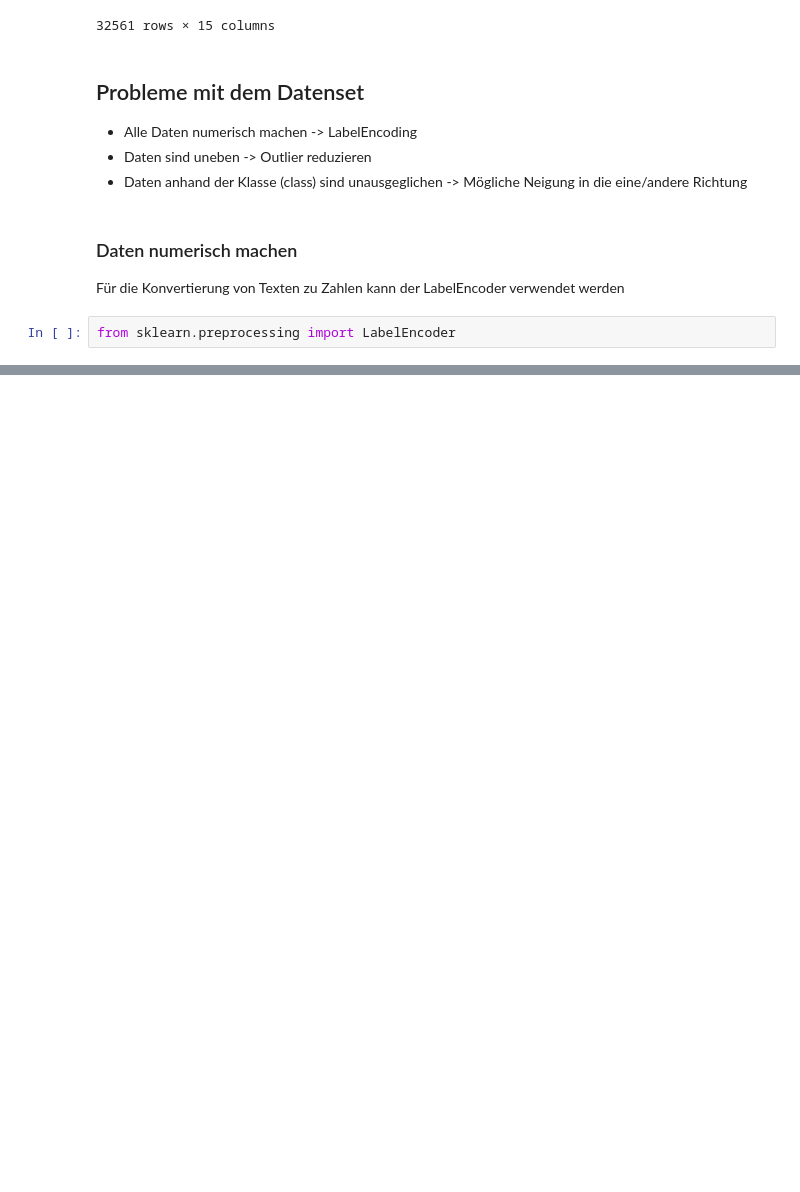
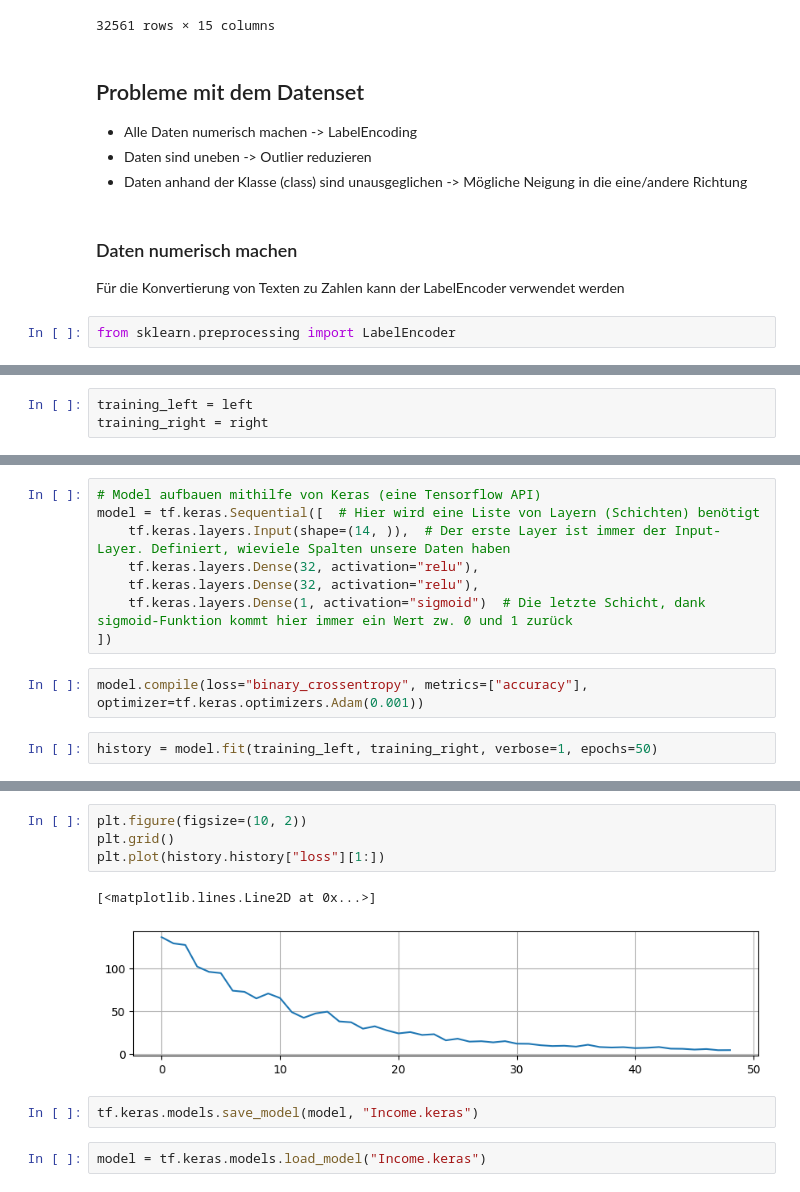
Before and after one commit to ppedvAG/Python-MachineLearningundVisualisierung-243656, a Jupyter notebook: M006.ipynb, the cells around one changed output, grey strips where cells are left out. Cells and saved outputs as stored; diff of their text form; blank space fills up the shorter version.

```diff
--- a/M006.ipynb
+++ b/M006.ipynb
@@ -75,0 +246,3 @@ from sklearn.preprocessing import LabelEncoder
+# %%
+training_left = left
+training_right = right
@@ -75,0 +408,12 @@ from sklearn.preprocessing import LabelEncoder
+# %%
+# Model aufbauen mithilfe von Keras (eine Tensorflow API)
+model = tf.keras.Sequential([  # Hier wird eine Liste von Layern (Schichten) benötigt
+    tf.keras.layers.Input(shape=(14, )),  # Der erste Layer ist immer der Input-Layer. Definiert, wieviele Spalten unsere Daten haben
+    tf.keras.layers.Dense(32, activation="relu"),
+    tf.keras.layers.Dense(32, activation="relu"),
+    tf.keras.layers.Dense(1, activation="sigmoid")  # Die letzte Schicht, dank sigmoid-Funktion kommt hier immer ein Wert zw. 0 und 1 zurück
+])
+# %%
+model.compile(loss="binary_crossentropy", metrics=["accuracy"], optimizer=tf.keras.optimizers.Adam(0.001))
+# %%
+history = model.fit(training_left, training_right, verbose=1, epochs=50)
@@ -75,0 +438,11 @@ from sklearn.preprocessing import LabelEncoder
+# %%
+plt.figure(figsize=(10, 2))
+plt.grid()
+plt.plot(history.history["loss"][1:])
+# %% [output]
+[<matplotlib.lines.Line2D at 0x...>]
+[figure, added]
+# %%
+tf.keras.models.save_model(model, "Income.keras")
+# %%
+model = tf.keras.models.load_model("Income.keras")
```
Also changed, not shown: parts of 68 cells of this notebook, 1 other file.
